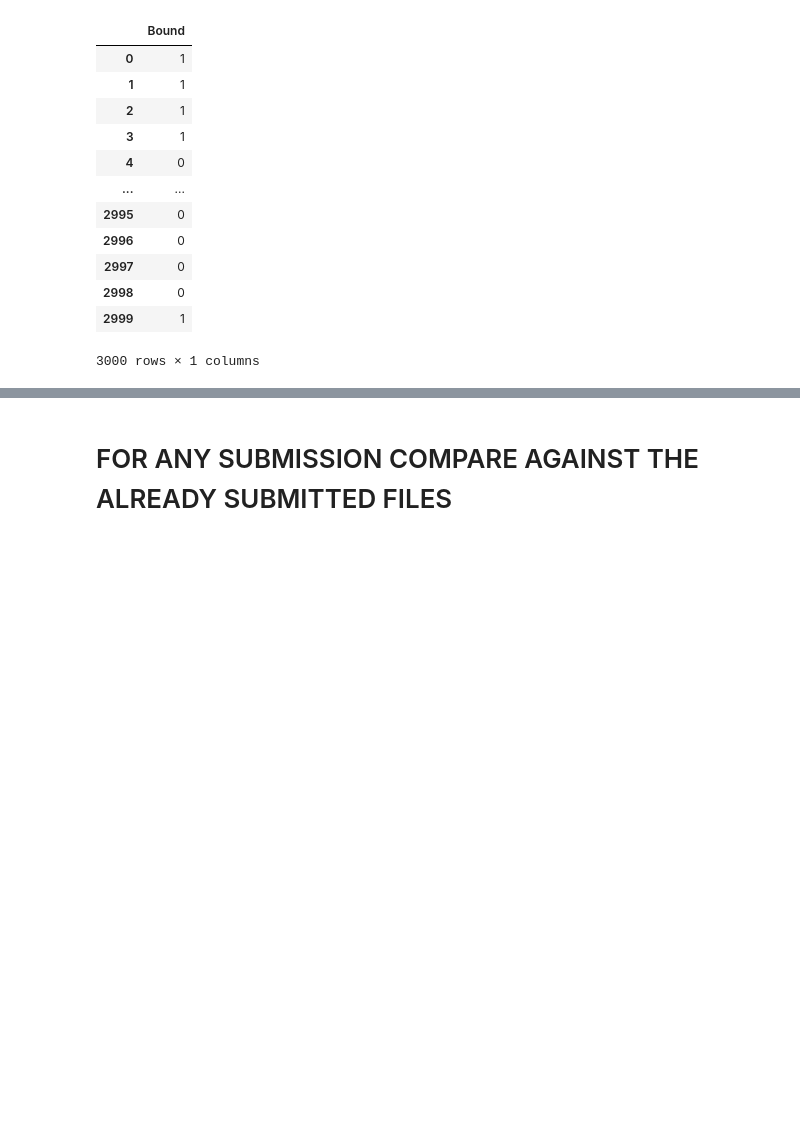
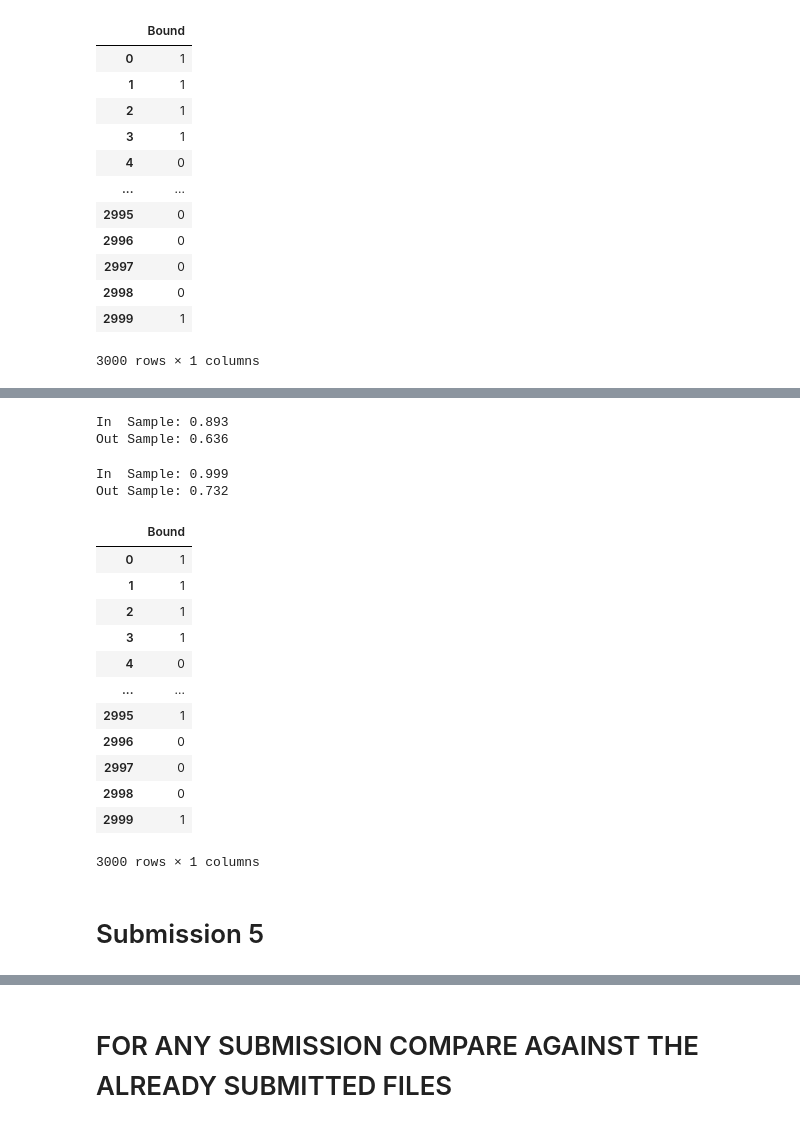
Before and after one commit to ergo14/kml-challenge, a Jupyter notebook: Test.ipynb, the cells around one changed output, grey strips where cells are left out. Cells and saved outputs as stored; diff of their text form; code cells hidden in the pictures; blank space fills up the shorter version.

Commit message:
added kspectrum best models

```diff
--- a/Test.ipynb
+++ b/Test.ipynb
@@ -604,0 +652,65 @@ prediction_df
+# %%
+X_train, y_train, X_val, y_val, X_te = prepare_kspectrum_data(
+    dataset=1,
+    path='data',
+    k=4,
+    scale_method='minmax',
+    with_intercept=False,
+    num_train=1500,
+)
+
+model = GaussianSVM(C=5, l=3).fit(X_train, y_train)
+
+in_sample_acc = compute_accuracy(model, X_train, y_train)
+out_sample_acc = compute_accuracy(model, X_val, y_val)
+
+prediction_1 = model.predict_class(X_te)
+
+print('In  Sample:', round(in_sample_acc, 3))
+print('Out Sample:', round(out_sample_acc, 3))
+# %% [output]
+In  Sample: 0.893
+Out Sample: 0.636
+# %%
+X_train, y_train, X_val, y_val, X_te = prepare_kspectrum_data(
+    dataset=2,
+    path='data',
+    k=5,
+    scale_method='minmax',
+    with_intercept=False,
+    num_train=1500,
+)
+
+model = GaussianSVM(C=3, l='auto').fit(X_train, y_train)
+
+in_sample_acc = compute_accuracy(model, X_train, y_train)
+out_sample_acc = compute_accuracy(model, X_val, y_val)
+
+prediction_2 = model.predict_class(X_te)
+
+print('In  Sample:', round(in_sample_acc, 3))
+print('Out Sample:', round(out_sample_acc, 3))
+# %% [output]
+In  Sample: 0.999
+Out Sample: 0.732
+# %%
+prediction_arr = np.concatenate(list(map(lambda x: x.reshape(-1), [prediction_0, prediction_1, prediction_2])))
+prediction_df = pd.DataFrame(prediction_arr)
+prediction_df.rename(columns={0: 'Bound'}, inplace=True)
+prediction_df
+# %% [output]
+|  | Bound |
+| 0 | 1 |
+| 1 | 1 |
+| 2 | 1 |
+| 3 | 1 |
+| 4 | 0 |
+| ... | ... |
+| 2995 | 1 |
+| 2996 | 0 |
+| 2997 | 0 |
+| 2998 | 0 |
+| 2999 | 1 |
+3000 rows × 1 columns
+# %% [markdown]
+# Submission 5
```
Also changed, not shown: parts of 20 cells of this notebook, 1 other file.
